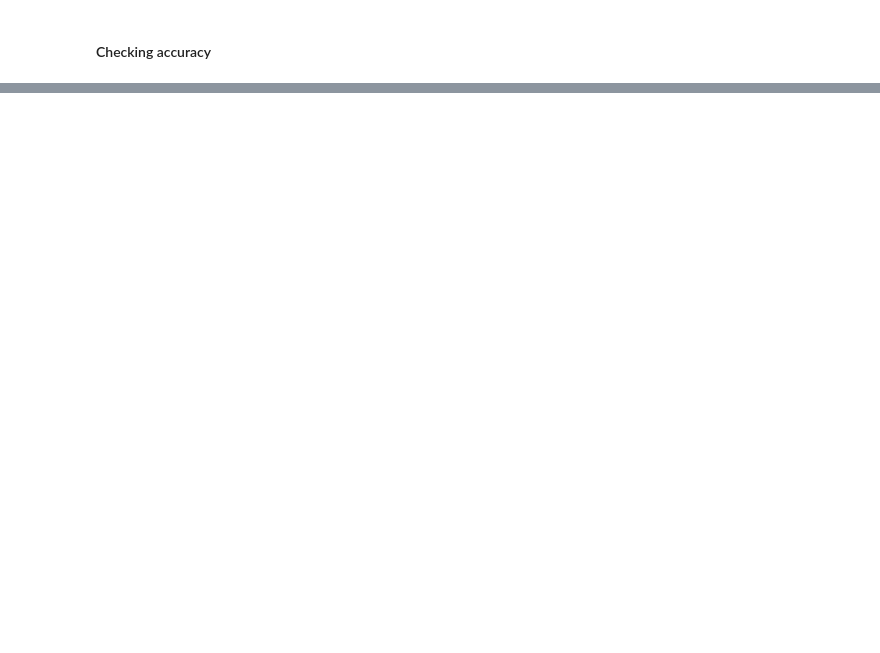
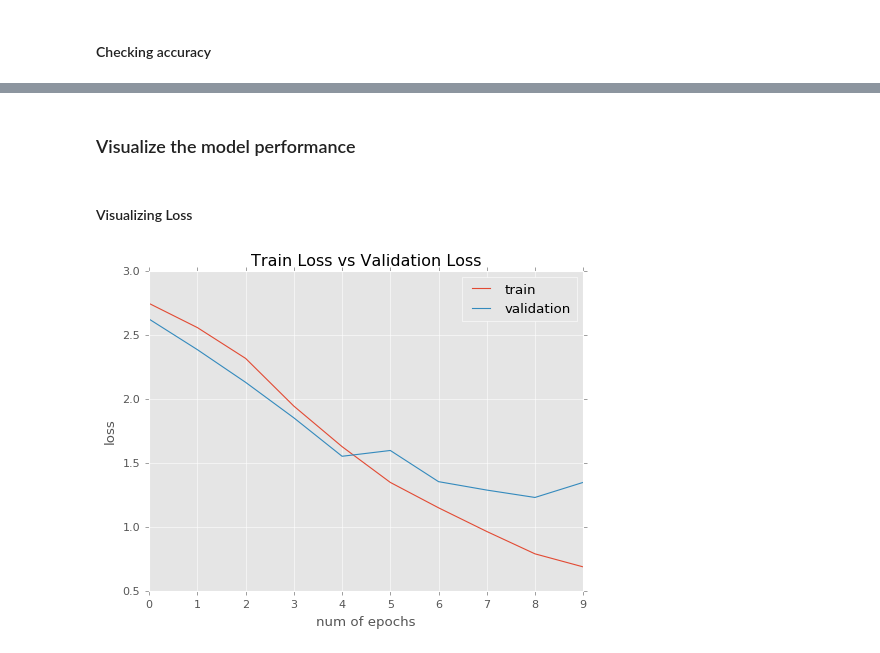
Before and after one commit to gutomcosta/who-is-in-the-photo, a Jupyter notebook: who-is-in-the-photo.ipynb, the cells around one changed output, grey strips where cells are left out. Saved outputs shown, nothing was run; the diff lists cells and outputs as text; code cells hidden in the pictures; blank space fills up the shorter version.

```diff
--- a/who-is-in-the-photo.ipynb
+++ b/who-is-in-the-photo.ipynb
@@ -406,0 +556,15 @@ KeyError: 16
+# %%
+model.compile(loss='categorical_crossentropy', optimizer='adadelta', metrics=['accuracy'])
+# %%
+from keras.callbacks import ModelCheckpoint
+### TODO: specify the number of epochs that you would like to use to train the model.
+epochs = 10
+
+### Do NOT modify the code below this line.
+
+checkpointer = ModelCheckpoint(filepath='saved_models/weights.custom.model.hdf5',
+                               verbose=1, save_best_only=True)
+
+trainning_result = model.fit(train_tensors, train_targets,
+          validation_data=(valid_tensors, valid_targets),
+          epochs=epochs, batch_size=20, callbacks=[checkpointer], verbose=1)
@@ -406,0 +589,24 @@ KeyError: 16
+# %% [markdown]
+### Visualize the model performance
+# %%
+
+train_loss = trainning_result.history['loss']
+validation_loss = trainning_result.history['val_loss']
+train_acc = trainning_result.history['acc']
+validation_acc = trainning_result.history['val_acc']
+xc = range(epochs)
+# %% [markdown]
+#### Visualizing Loss
+# %%
+plt.figure(1,figsize=(7,5))
+plt.plot(xc, train_loss)
+plt.plot(xc, validation_loss)
+plt.xlabel('num of epochs')
+plt.ylabel('loss')
+plt.title('Train Loss vs Validation Loss')
+plt.grid(True)
+plt.legend(['train', 'validation'])
+plt.style.use(['ggplot'])
+plt.show()
+# %% [output]
+[figure, added]
```
Also changed, not shown: parts of 20 cells of this notebook.
